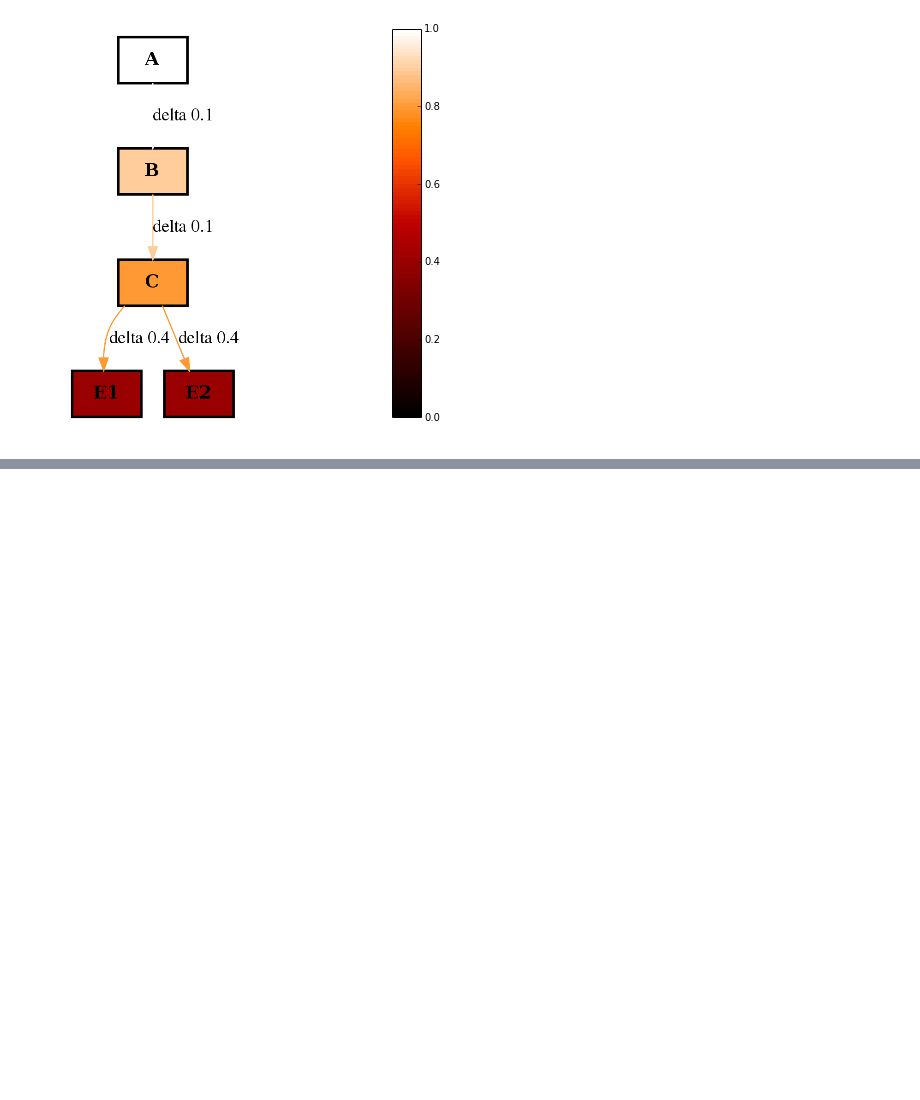
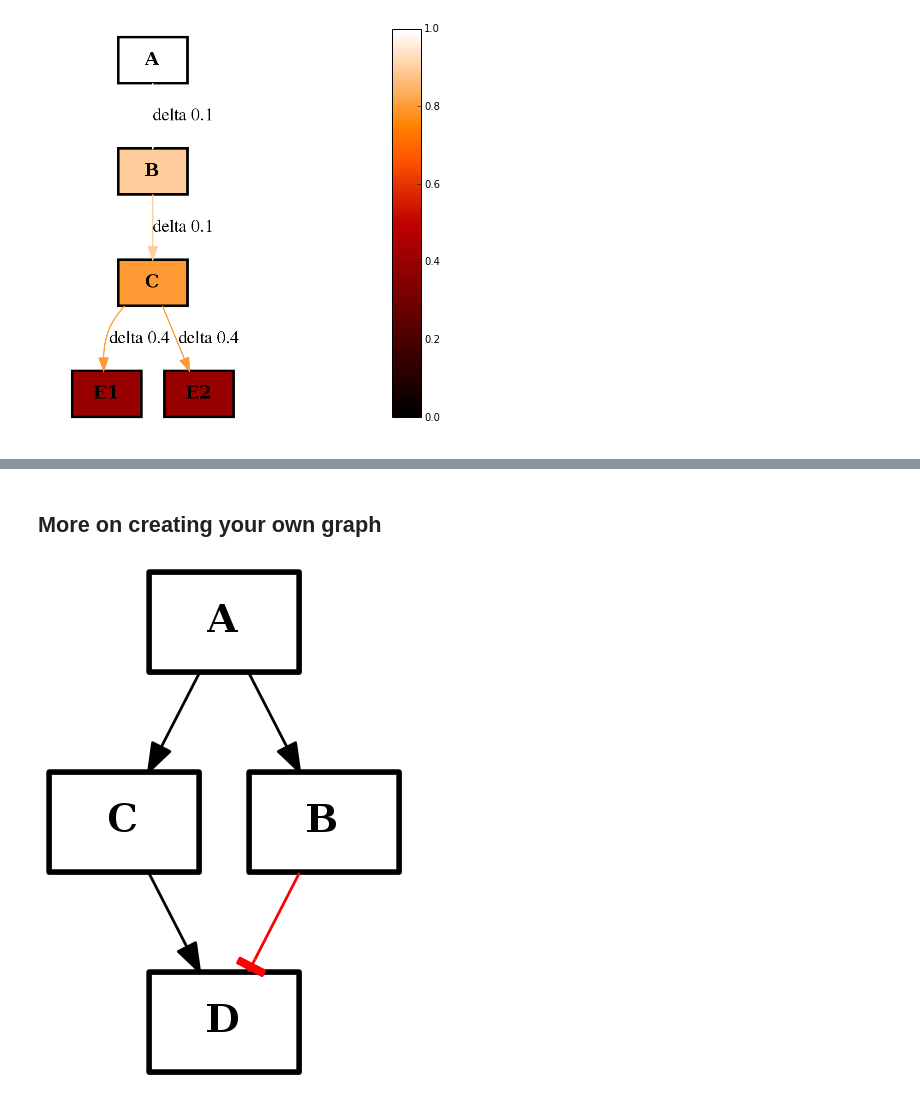
Before and after one commit to cellnopt/cellnopt, a Jupyter notebook: notebooks/io/cnograph.ipynb, the cells around one changed output, grey strips where cells are left out. Drawn from its saved outputs; the diff is of its cells as text; code cells hidden in the pictures; blank space fills up the shorter version.

```diff
--- a/notebooks/io/cnograph.ipynb
+++ b/notebooks/io/cnograph.ipynb
@@ -106,0 +131,11 @@ c.plot(node_attribute='flux', edge_attribute='flux', cmap='gist_heat',
+# %% [markdown]
+## More on creating your own graph
+# %%
+c2 = CNOGraph()
+# %%
+c2.add_reaction("A=C")
+c2.add_reaction("A=B")
+c2.add_reaction("C+!B=D")
+c2.png
+# %% [output]
+[figure, added]
```
Also changed, not shown: parts of 20 cells of this notebook, 2 other files.
